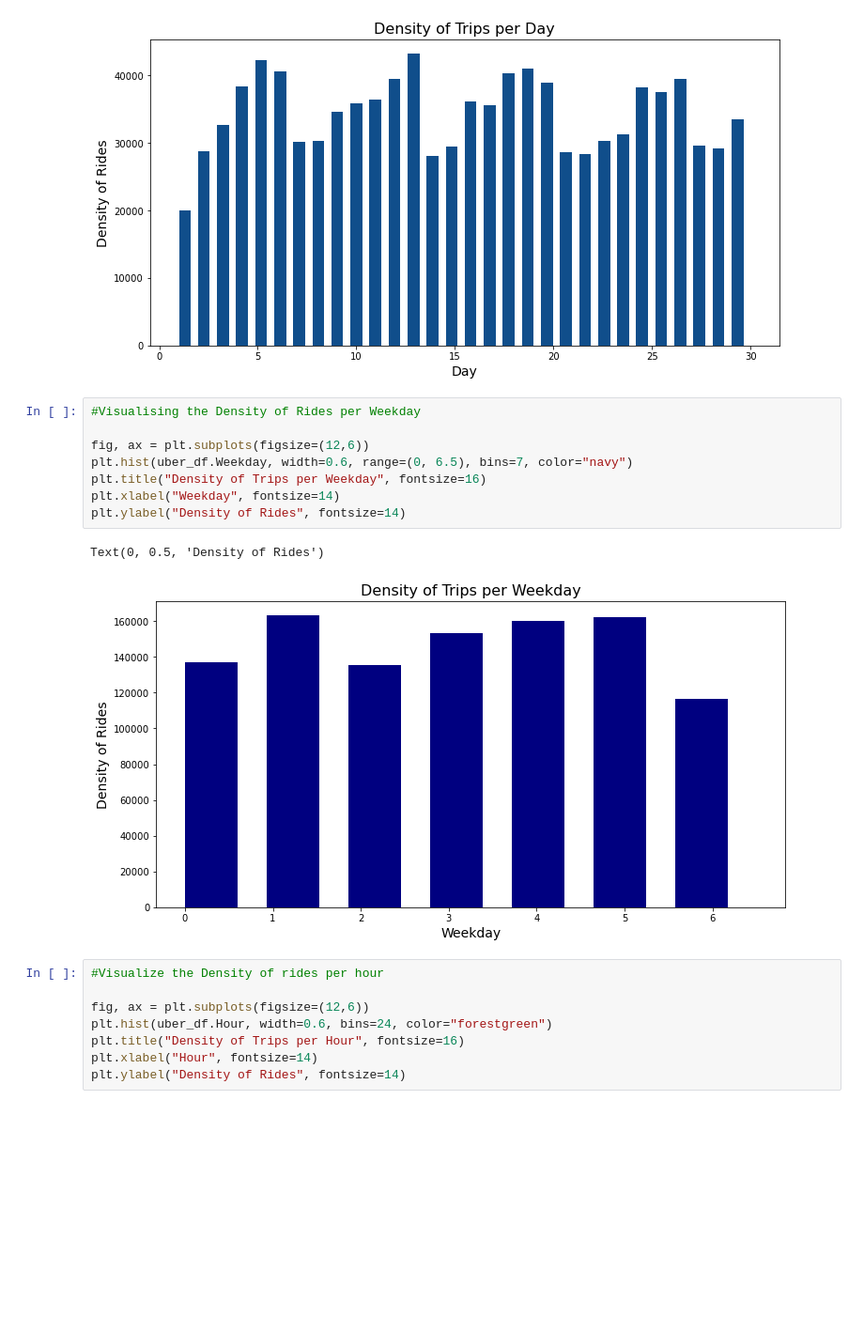
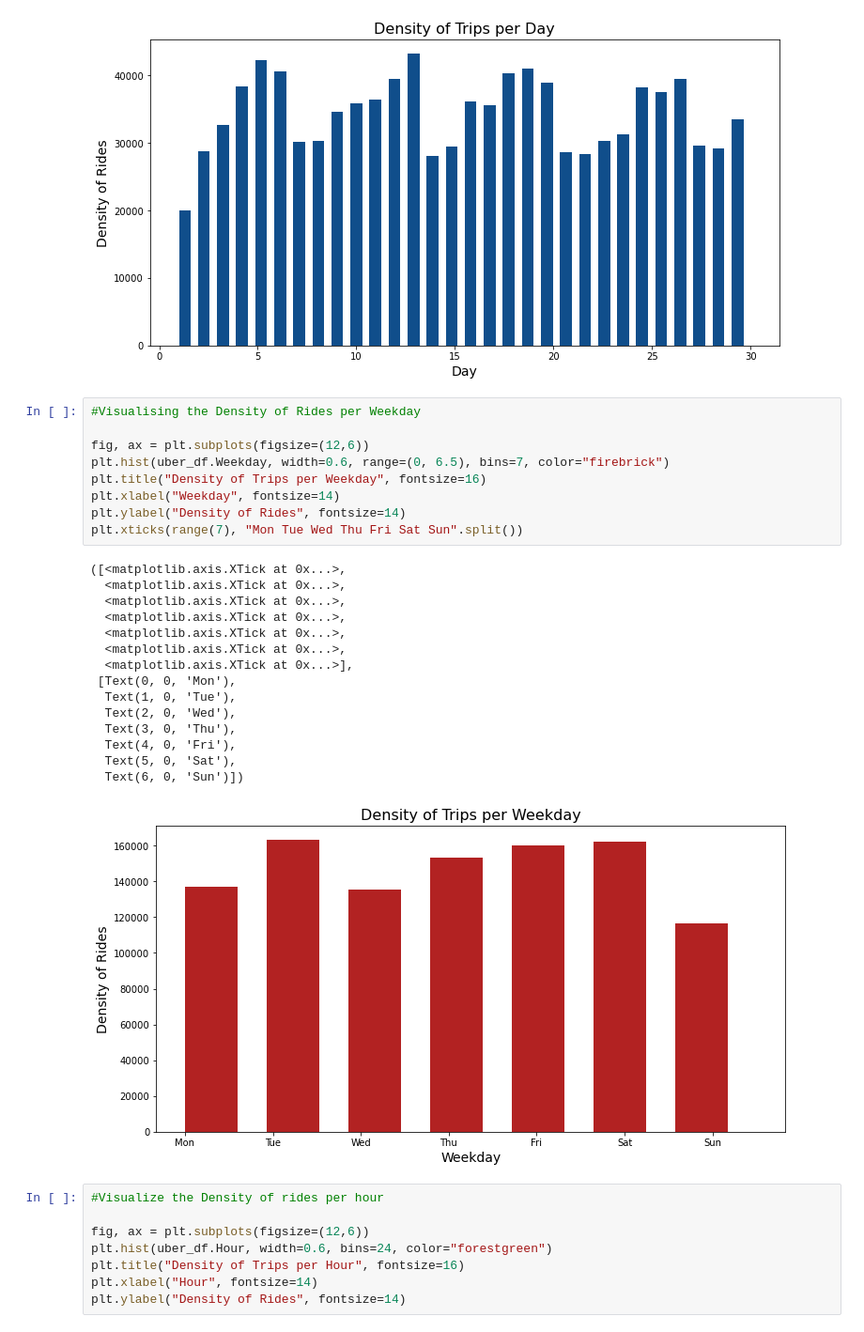
Before and after one commit to naiya7623/Python_Projects, a Jupyter notebook: Uber Trips Analysis.ipynb, the cells around one changed output. Shown: that part at 94% size. Saved outputs shown, nothing was run; the diff lists cells and outputs as text; blank space fills up the shorter version.

```diff
--- a/Uber Trips Analysis.ipynb
+++ b/Uber Trips Analysis.ipynb
@@ -83,14 +83,28 @@ Text(0, 0.5, 'Density of Rides')
 # %%
 #Visualising the Density of Rides per Weekday
 
 fig, ax = plt.subplots(figsize=(12,6))
-plt.hist(uber_df.Weekday, width=0.6, range=(0, 6.5), bins=7, color="navy")
+plt.hist(uber_df.Weekday, width=0.6, range=(0, 6.5), bins=7, color="firebrick")
 plt.title("Density of Trips per Weekday", fontsize=16)
 plt.xlabel("Weekday", fontsize=14)
 plt.ylabel("Density of Rides", fontsize=14)
+plt.xticks(range(7), "Mon Tue Wed Thu Fri Sat Sun".split())
 # %% [output]
-Text(0, 0.5, 'Density of Rides')
+([<matplotlib.axis.XTick at 0x...>,
+  <matplotlib.axis.XTick at 0x...>,
+  <matplotlib.axis.XTick at 0x...>,
+  <matplotlib.axis.XTick at 0x...>,
+  <matplotlib.axis.XTick at 0x...>,
+  <matplotlib.axis.XTick at 0x...>,
+  <matplotlib.axis.XTick at 0x...>],
+ [Text(0, 0, 'Mon'),
+  Text(1, 0, 'Tue'),
+  Text(2, 0, 'Wed'),
+  Text(3, 0, 'Thu'),
+  Text(4, 0, 'Fri'),
+  Text(5, 0, 'Sat'),
+  Text(6, 0, 'Sun')])
-[figure, old version]
+[figure, new version]
 # %%
 #Visualize the Density of rides per hour
 
```
Also changed, not shown: parts of 2 cells of this notebook.
